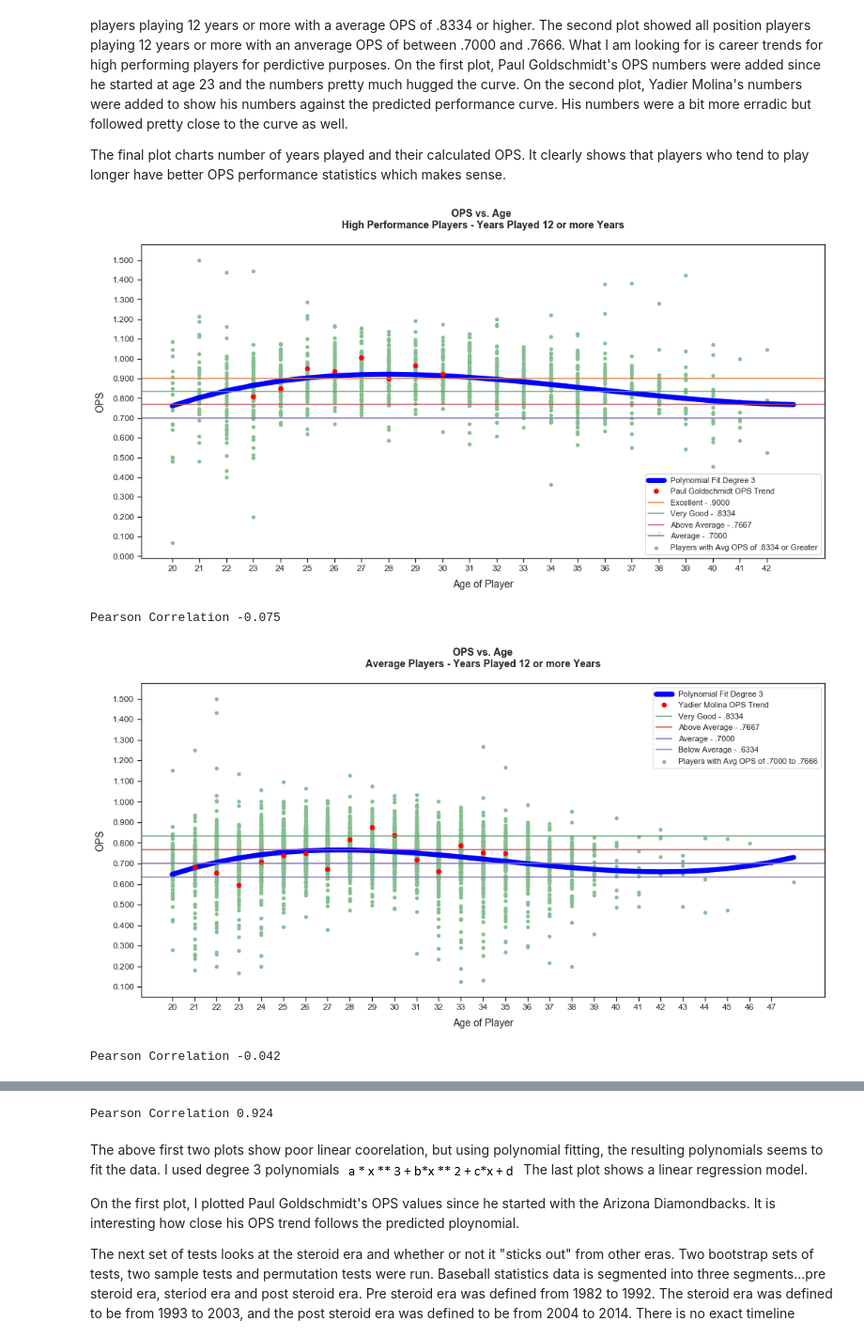
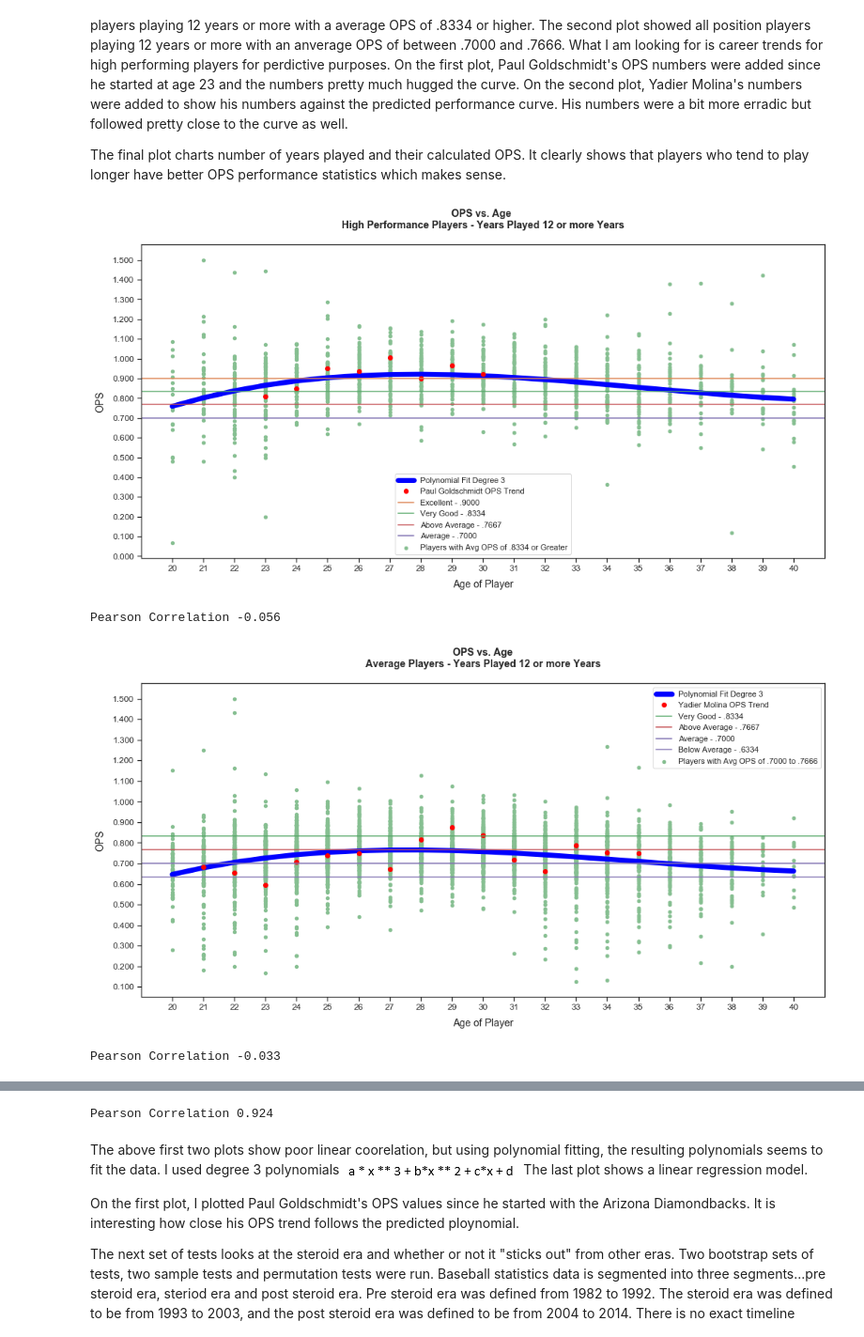
Before and after one commit to paulscheibal/SBDataScienceCert, a Jupyter notebook: CapstoneP1/Statistics/StatisticalAnalysisStory.ipynb, the cells around one changed output, grey strips where cells are left out. Shown at 94% size. Saved outputs shown, nothing was run; the diff lists cells and outputs as text; code cells hidden in the pictures.

Commit message:
shorten age x axis on goldschmidt and molina plots to 40 years old

```diff
--- a/CapstoneP1/Statistics/StatisticalAnalysisStory.ipynb
+++ b/CapstoneP1/Statistics/StatisticalAnalysisStory.ipynb
@@ -598,7 +598,7 @@ dfps = df[df['playerID'] == 'goldspa01']
 xps = dfps.age
 yps = dfps.OPS
 
-dfplot = df[ (df['OPS_AVG'] >= .8334) & (df['years_played'] >= 12) & (df['OPS'] <= 1.5) &  (df['age'] >= 20)][['OPS','age']]
+dfplot = df[ (df['OPS_AVG'] >= .8334) & (df['years_played'] >= 12) & (df['OPS'] <= 1.5) & (df['age'] >= 20) & (df['age'] <= 40)][['OPS','age']]
 dfplot.age = dfplot.age.round()
 ax = dfplot.plot(kind='scatter',x='age',y='OPS',color='#86bf91', figsize=(FSHZ,8),label='Players with Avg OPS of .8334 or Greater')
 ax.set_title('OPS vs. Age \nHigh Performance Players - Years Played 12 or more Years\n', weight='bold', size=14)
@@ -611,7 +611,7 @@ for tick in ax.get_yticklabels():
 sage = np.array(dfplot.age)
 sops = np.array(dfplot.OPS)
 plt.yticks(np.arange(.0,1.6,.1))
-plt.xticks(np.arange(min(sage),max(sage),1))
+plt.xticks(np.arange(min(sage),max(sage) + 1,1))
 ax.yaxis.set_major_formatter(mtick.StrMethodFormatter('{x:1.3f}'))
 degreearr = [3]
 colorarr = ['blue']
@@ -637,7 +637,7 @@ dfym = df[df['playerID'] == 'molinya01']
 xym = dfym.age
 yym = dfym.OPS
 
-dfplot = df[ (df['OPS_AVG'] >= .7000) & (df['OPS_AVG'] <= .7666) & (df['years_played'] >= 12) & (df['OPS'] <= 1.5) & (df['age'] >= 20)][['OPS','age']]
+dfplot = df[ (df['OPS_AVG'] >= .7000) & (df['OPS_AVG'] <= .7666) & (df['years_played'] >= 12) & (df['OPS'] <= 1.5) & (df['age'] >= 20) & (df['age'] <= 40)][['OPS','age']]
 dfplot.age = dfplot.age.round()
 ax = dfplot.plot(kind='scatter',x='age',y='OPS',color='#86bf91', figsize=(FSHZ,8), label='Players with Avg OPS of .7000 to .7666')
 ax.set_title('OPS vs. Age\nAverage Players - Years Played 12 or more Years\n', weight='bold', size=14)
@@ -650,7 +650,7 @@ for tick in ax.get_yticklabels():
 sage = np.array(dfplot.age)
 sops = np.array(dfplot.OPS)
 plt.yticks(np.arange(0,1.6,.1))
-plt.xticks(np.arange(min(sage),max(sage),1))
+plt.xticks(np.arange(min(sage),max(sage) + 1,1))
 ax.yaxis.set_major_formatter(mtick.StrMethodFormatter('{x:1.3f}'))
 degreearr = [3]
 colorarr = ['blue']
@@ -671,37 +671,37 @@ print('Pearson Correlation %.3f' % pcorr)
 
 #
 #  plot years played against OPS with polynomial
 #
 dfplot = df[(df['OPS'] <= 1.5)][['years_played','POS','H','BB','HBP','AB','SF','1B','2B','3B','HR']]
 dfplot = dfplot.groupby(['years_played']).sum()
 dfplot = dfplot.reset_index()
 dfplot = calc_ops(dfplot)
 dfplot = dfplot.reset_index()
 fig, ax = plt.subplots()
 dfplot.plot(kind='scatter',x='years_played',y='OPS',figsize=(15,8),linewidth=4,color='#86bf91', label='Years Played', ax=ax)
 ax.set_title('Combined OPS vs. Years Played\n',weight='bold', size=14)
 ax.set_xlabel("Years Played", labelpad=10, size=14)
 ax.set_ylabel("OPS", labelpad=10, size=14)
 ax.yaxis.set_major_formatter(mtick.StrMethodFormatter('{x:1.3f}'))
 syp = np.array(dfplot.years_played)
 sops = np.array(dfplot.OPS)
 plt.yticks(np.arange(.200,1.500,.050))
 plt.xticks(np.arange(min(syp), max(syp) + 1,1))
 degreearr = [1]
 colorarr = ['blue']
 farr = plot_poly(syp,sops,degreearr, colorarr, 7)
 ax.tick_params(axis='both', which='major', labelsize=12)
 leg = plt.legend()
 plt.show()
 
 cov = myCovariance(syp,sops)
 pcorr = myPearson_Corr(cov, syp, sops)
 print('Pearson Correlation %.3f' % pcorr)
 # %% [output]
-[figure, old version]
+[figure, new version]
-Pearson Correlation -0.075
+Pearson Correlation -0.056
-[figure, old version]
+[figure, new version]
-Pearson Correlation -0.042
+Pearson Correlation -0.033
 [figure]
 Pearson Correlation 0.924
 # %% [markdown]
```
Also changed, not shown: parts of 1 cell of this notebook, 1 other file.
